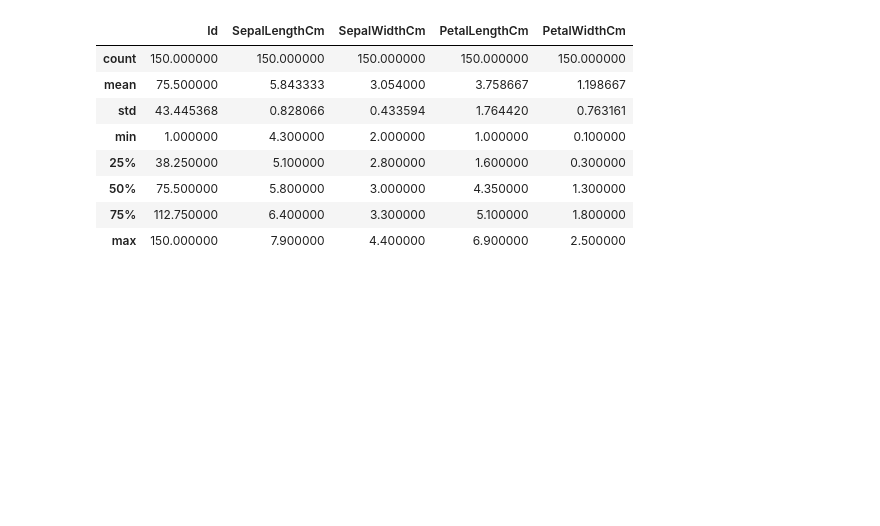
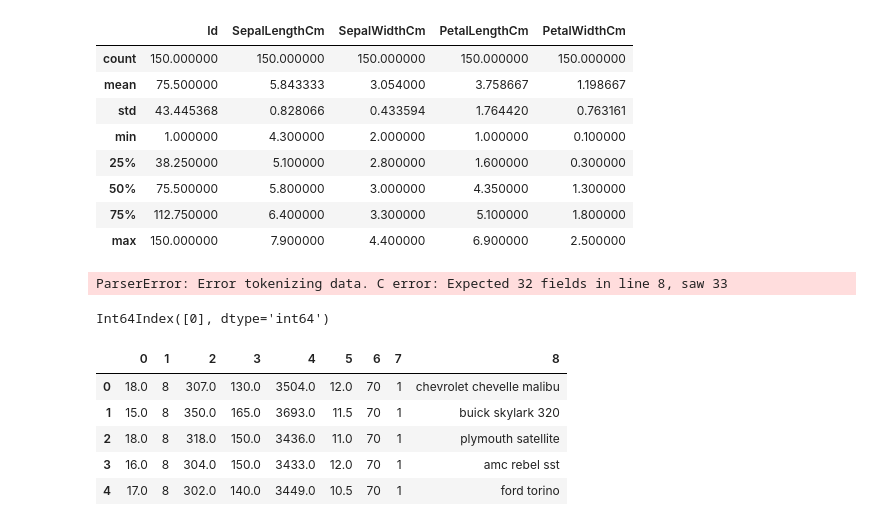
Before and after one commit to tseastmond/byu_econ_applied_machine_learning, a Jupyter notebook: homeworks/Homework_1.ipynb, the cells around one changed output. Saved outputs shown, nothing was run; the diff lists cells and outputs as text; code cells hidden in the pictures; blank space fills up the shorter version.

```diff
--- a/homeworks/Homework_1.ipynb
+++ b/homeworks/Homework_1.ipynb
@@ -48,3 +168,31 @@ data.describe()
 | 50% | 75.500000 | 5.800000 | 3.000000 | 4.350000 | 1.300000 |
 | 75% | 112.750000 | 6.400000 | 3.300000 | 5.100000 | 1.800000 |
 | max | 150.000000 | 7.900000 | 4.400000 | 6.900000 | 2.500000 |
+# %%
+test = pd.read_csv('http://archive.ics.uci.edu/ml/machine-learning-databases/auto-mpg/auto-mpg.data', header=None, sep=" ", quotechar='"')
+test.head()
+# %% [output]
+ParserError: Error tokenizing data. C error: Expected 32 fields in line 8, saw 33
+# %%
+test.columns
+# %% [output]
+Int64Index([0], dtype='int64')
+# %%
+import requests
+import re
+url = requests.get('http://archive.ics.uci.edu/ml/machine-learning-databases/auto-mpg/auto-mpg.data')
+text = url.text
+text = re.sub(r'  +',',',text)
+text = re.sub(r'	',',',text)
+j = open('test.csv','w')
+j.write(text)
+j.close()
+test = pd.read_csv('test.csv', header=None, quotechar='"')
+test.head()
+# %% [output]
+|  | 0 | 1 | 2 | 3 | 4 | 5 | 6 | 7 | 8 |
+| 0 | 18.0 | 8 | 307.0 | 130.0 | 3504.0 | 12.0 | 70 | 1 | chevrolet chevelle malibu |
+| 1 | 15.0 | 8 | 350.0 | 165.0 | 3693.0 | 11.5 | 70 | 1 | buick skylark 320 |
+| 2 | 18.0 | 8 | 318.0 | 150.0 | 3436.0 | 11.0 | 70 | 1 | plymouth satellite |
+| 3 | 16.0 | 8 | 304.0 | 150.0 | 3433.0 | 12.0 | 70 | 1 | amc rebel sst |
+| 4 | 17.0 | 8 | 302.0 | 140.0 | 3449.0 | 10.5 | 70 | 1 | ford torino |
```
Also changed, not shown: parts of 23 cells of this notebook.
